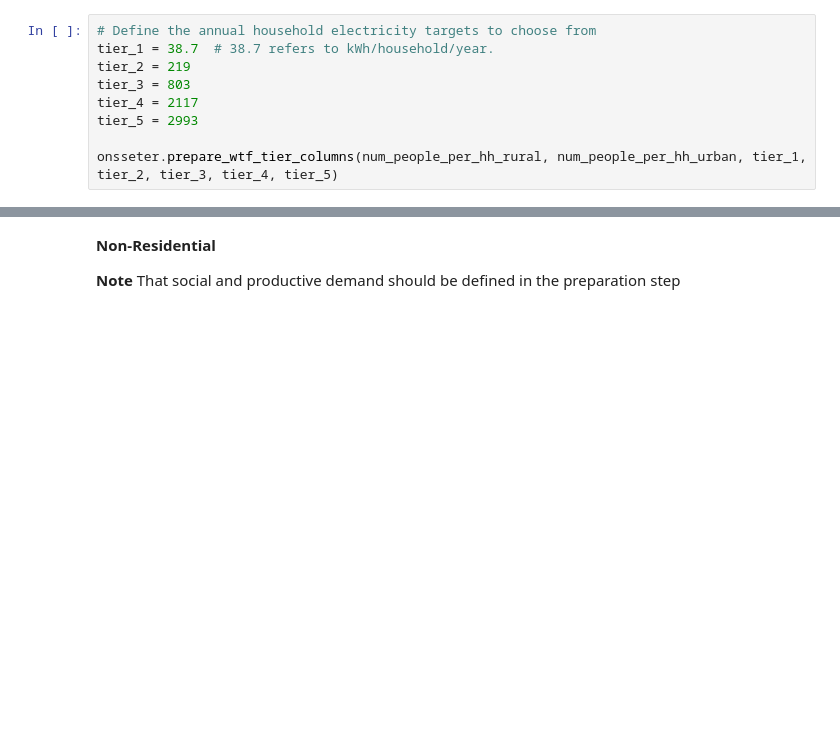
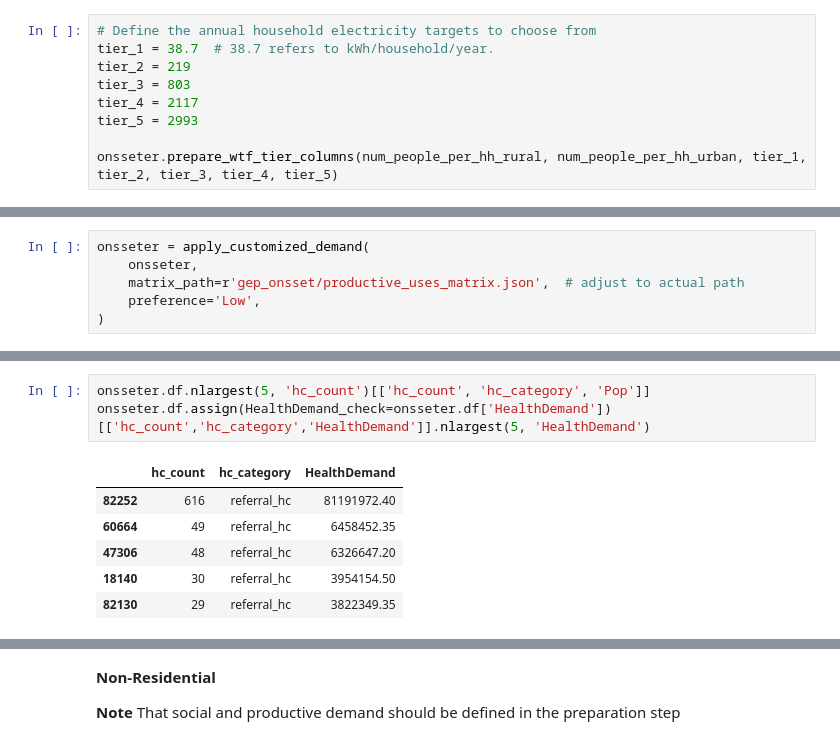
Before and after one commit to Bachirou06/gep_onsset_guinea, a Jupyter notebook: GEP_Generator.ipynb, the cells around one changed output, grey strips where cells are left out. Cells and saved outputs as stored; diff of their text form; blank space fills up the shorter version.

```diff
--- a/GEP_Generator.ipynb
+++ b/GEP_Generator.ipynb
@@ -415,0 +448,6 @@ onsseter.prepare_wtf_tier_columns(num_people_per_hh_rural, num_people_per_hh_urb
+# %%
+onsseter = apply_customized_demand(
+    onsseter,
+    matrix_path=r'gep_onsset/productive_uses_matrix.json',  # adjust to actual path
+    preference='Low',
+)
@@ -415,0 +472,10 @@ onsseter.prepare_wtf_tier_columns(num_people_per_hh_rural, num_people_per_hh_urb
+# %%
+onsseter.df.nlargest(5, 'hc_count')[['hc_count', 'hc_category', 'Pop']]
+onsseter.df.assign(HealthDemand_check=onsseter.df['HealthDemand'])[['hc_count','hc_category','HealthDemand']].nlargest(5, 'HealthDemand')
+# %% [output]
+|  | hc_count | hc_category | HealthDemand |
+| 82252 | 616 | referral_hc | 81191972.40 |
+| 60664 | 49 | referral_hc | 6458452.35 |
+| 47306 | 48 | referral_hc | 6326647.20 |
+| 18140 | 30 | referral_hc | 3954154.50 |
+| 82130 | 29 | referral_hc | 3822349.35 |
```
Also changed, not shown: parts of 14 cells of this notebook, 3 other files.
